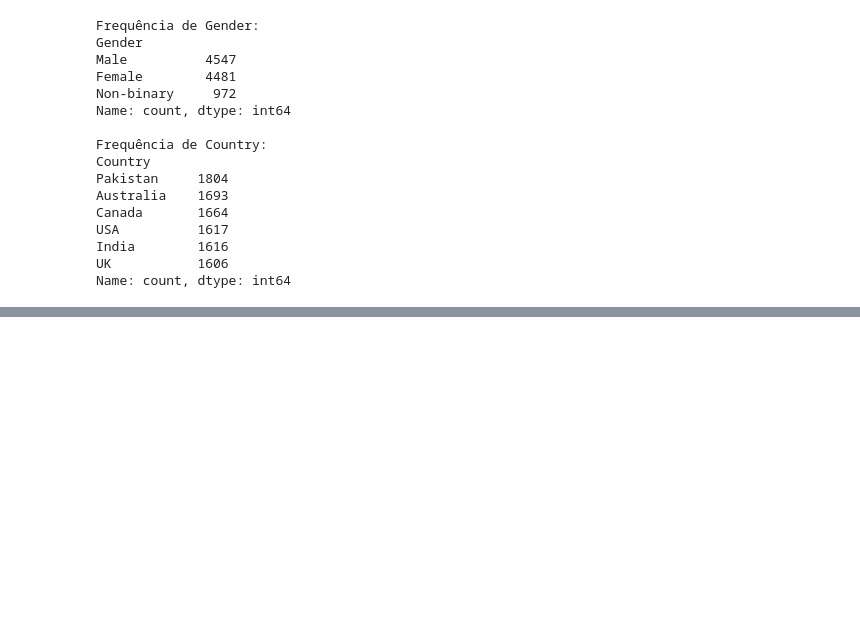
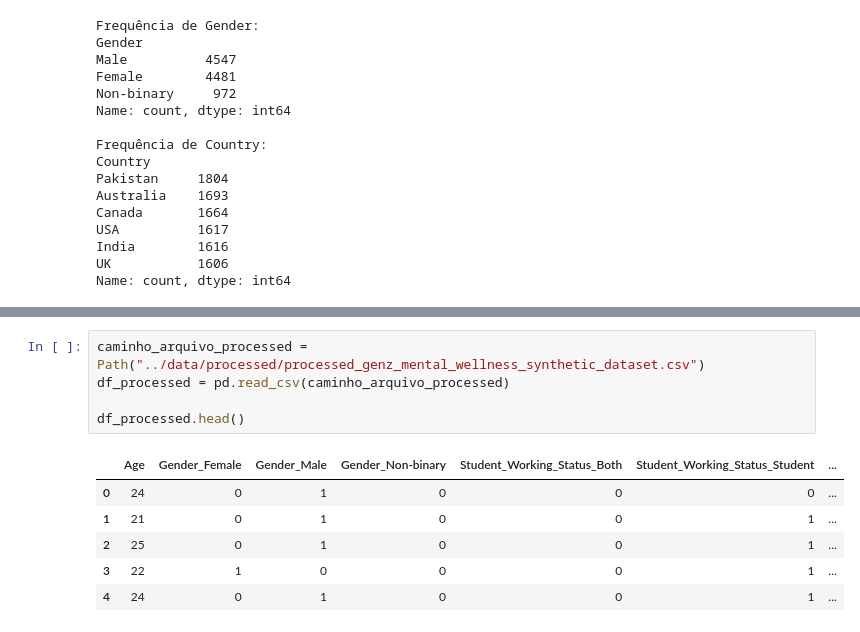
Before and after one commit to TalitaFraga/projeto_MLOps, a Jupyter notebook: notebooks/eda.ipynb, the cells around one changed output, grey strips where cells are left out. Cells and saved outputs as stored; diff of their text form; blank space fills up the shorter version.

```diff
--- a/notebooks/eda.ipynb
+++ b/notebooks/eda.ipynb
@@ -178,0 +228,12 @@ Name: count, dtype: int64
+# %%
+caminho_arquivo_processed = Path("../data/processed/processed_genz_mental_wellness_synthetic_dataset.csv")
+df_processed = pd.read_csv(caminho_arquivo_processed)
+
+df_processed.head()
+# %% [output]
+|  | Age | Gender_Female | Gender_Male | Gender_Non-binary | Student_Working_Status_Both | Student_Working_Status_Student | ... |
+| 0 | 24 | 0 | 1 | 0 | 0 | 0 | ... |
+| 1 | 21 | 0 | 1 | 0 | 0 | 1 | ... |
+| 2 | 25 | 0 | 1 | 0 | 0 | 1 | ... |
+| 3 | 22 | 1 | 0 | 0 | 0 | 1 | ... |
+| 4 | 24 | 0 | 1 | 0 | 0 | 1 | ... |
```
Also changed, not shown: parts of 3 cells of this notebook, 5 other files.
